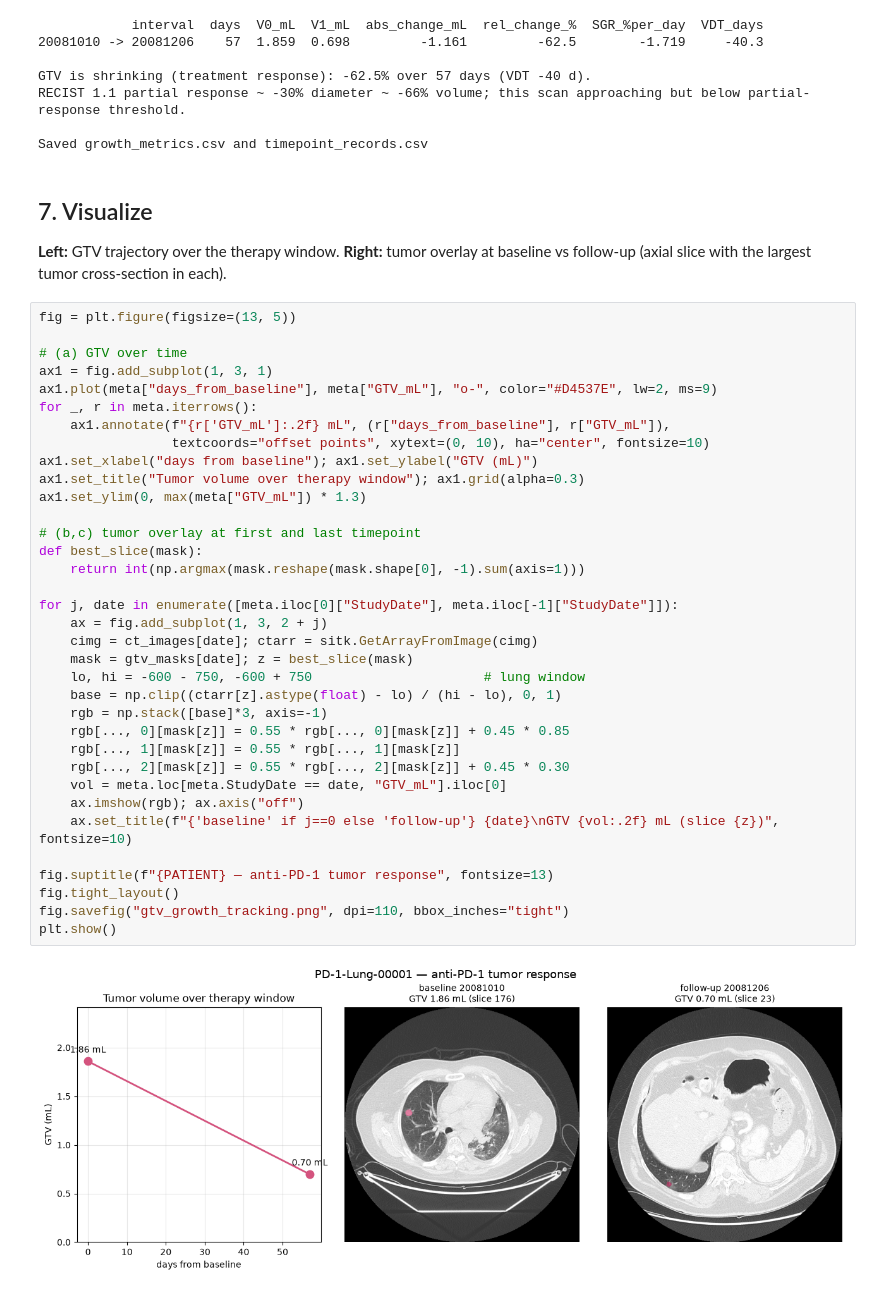
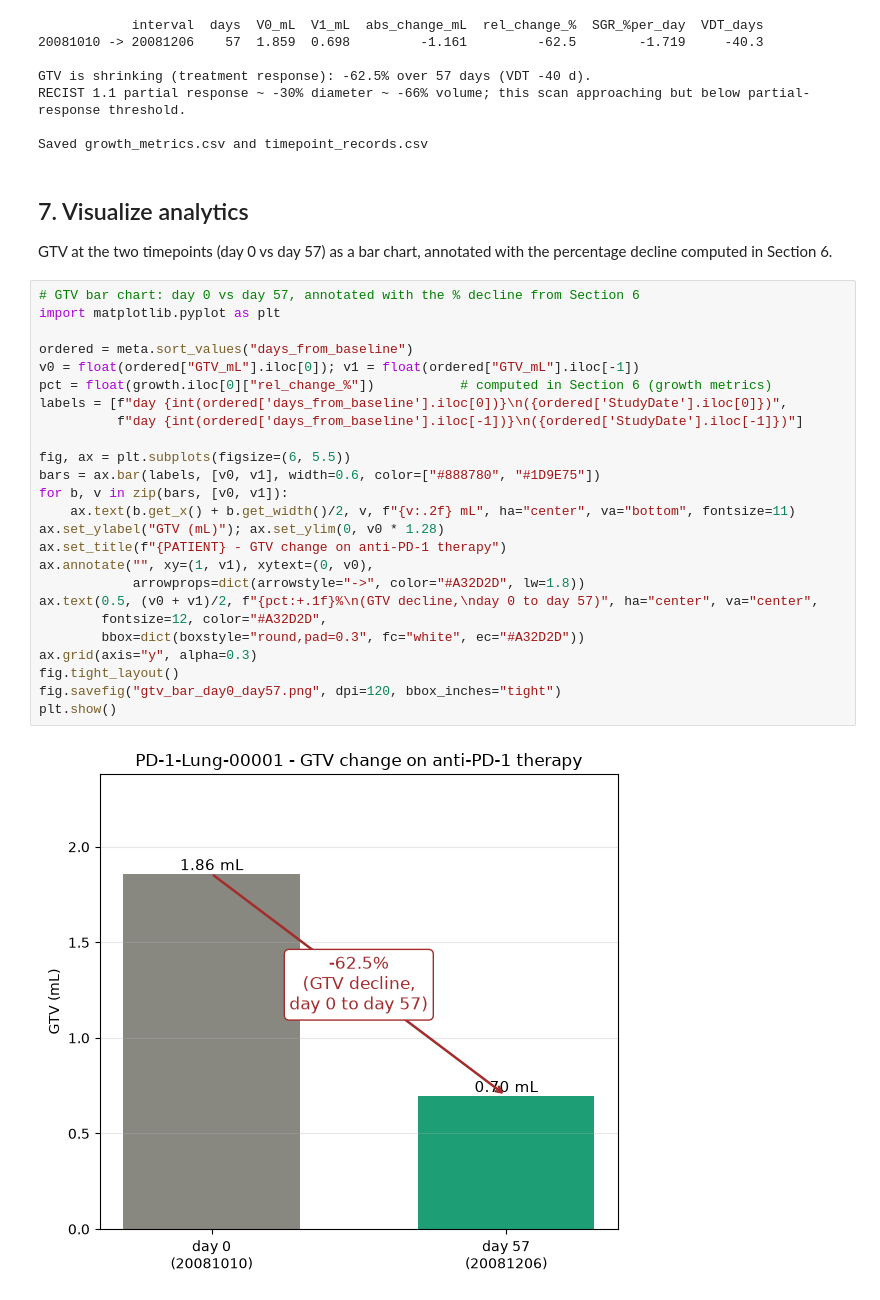
Before and after one commit to jinmokoo1994/ImageAnalysis_pubData, a Jupyter notebook: therapyNgrowthtracking/tumor_growth_tracking.ipynb, the cells around one changed output. Cells and saved outputs as stored; diff of their text form.

```diff
--- a/therapyNgrowthtracking/tumor_growth_tracking.ipynb
+++ b/therapyNgrowthtracking/tumor_growth_tracking.ipynb
@@ -248,45 +500,35 @@ RECIST 1.1 partial response ~ -30% diameter ~ -66% volume; this scan approaching
 
 Saved growth_metrics.csv and timepoint_records.csv
 # %% [markdown]
-## 7. Visualize
+## 7. Visualize analytics
 
-**Left:** GTV trajectory over the therapy window. **Right:** tumor overlay at baseline vs follow-up
-(axial slice with the largest tumor cross-section in each).
+GTV at the two timepoints (day 0 vs day 57) as a bar chart, annotated with the percentage decline
+computed in Section 6.
 # %%
-fig = plt.figure(figsize=(13, 5))
+# GTV bar chart: day 0 vs day 57, annotated with the % decline from Section 6
+import matplotlib.pyplot as plt
 
-# (a) GTV over time
-ax1 = fig.add_subplot(1, 3, 1)
-ax1.plot(meta["days_from_baseline"], meta["GTV_mL"], "o-", color="#D4537E", lw=2, ms=9)
-for _, r in meta.iterrows():
-    ax1.annotate(f"{r['GTV_mL']:.2f} mL", (r["days_from_baseline"], r["GTV_mL"]),
-                 textcoords="offset points", xytext=(0, 10), ha="center", fontsize=10)
-ax1.set_xlabel("days from baseline"); ax1.set_ylabel("GTV (mL)")
-ax1.set_title("Tumor volume over therapy window"); ax1.grid(alpha=0.3)
-ax1.set_ylim(0, max(meta["GTV_mL"]) * 1.3)
+ordered = meta.sort_values("days_from_baseline")
+v0 = float(ordered["GTV_mL"].iloc[0]); v1 = float(ordered["GTV_mL"].iloc[-1])
+pct = float(growth.iloc[0]["rel_change_%"])           # computed in Section 6 (growth metrics)
+labels = [f"day {int(ordered['days_from_baseline'].iloc[0])}\n({ordered['StudyDate'].iloc[0]})",
+          f"day {int(ordered['days_from_baseline'].iloc[-1])}\n({ordered['StudyDate'].iloc[-1]})"]
 
-# (b,c) tumor overlay at first and last timepoint
-def best_slice(mask):
-    return int(np.argmax(mask.reshape(mask.shape[0], -1).sum(axis=1)))
-
-for j, date in enumerate([meta.iloc[0]["StudyDate"], meta.iloc[-1]["StudyDate"]]):
-    ax = fig.add_subplot(1, 3, 2 + j)
-    cimg = ct_images[date]; ctarr = sitk.GetArrayFromImage(cimg)
-    mask = gtv_masks[date]; z = best_slice(mask)
-    lo, hi = -600 - 750, -600 + 750                      # lung window
-    base = np.clip((ctarr[z].astype(float) - lo) / (hi - lo), 0, 1)
-    rgb = np.stack([base]*3, axis=-1)
-    rgb[..., 0][mask[z]] = 0.55 * rgb[..., 0][mask[z]] + 0.45 * 0.85
-    rgb[..., 1][mask[z]] = 0.55 * rgb[..., 1][mask[z]]
-    rgb[..., 2][mask[z]] = 0.55 * rgb[..., 2][mask[z]] + 0.45 * 0.30
-    vol = meta.loc[meta.StudyDate == date, "GTV_mL"].iloc[0]
-    ax.imshow(rgb); ax.axis("off")
-    ax.set_title(f"{'baseline' if j==0 else 'follow-up'} {date}\nGTV {vol:.2f} mL (slice {z})", fontsize=10)
-
-fig.suptitle(f"{PATIENT} — anti-PD-1 tumor response", fontsize=13)
+fig, ax = plt.subplots(figsize=(6, 5.5))
+bars = ax.bar(labels, [v0, v1], width=0.6, color=["#888780", "#1D9E75"])
+for b, v in zip(bars, [v0, v1]):
+    ax.text(b.get_x() + b.get_width()/2, v, f"{v:.2f} mL", ha="center", va="bottom", fontsize=11)
+ax.set_ylabel("GTV (mL)"); ax.set_ylim(0, v0 * 1.28)
+ax.set_title(f"{PATIENT} - GTV change on anti-PD-1 therapy")
+ax.annotate("", xy=(1, v1), xytext=(0, v0),
+            arrowprops=dict(arrowstyle="->", color="#A32D2D", lw=1.8))
+ax.text(0.5, (v0 + v1)/2, f"{pct:+.1f}%\n(GTV decline,\nday 0 to day 57)", ha="center", va="center",
+        fontsize=12, color="#A32D2D",
+        bbox=dict(boxstyle="round,pad=0.3", fc="white", ec="#A32D2D"))
+ax.grid(axis="y", alpha=0.3)
 fig.tight_layout()
-fig.savefig("gtv_growth_tracking.png", dpi=110, bbox_inches="tight")
+fig.savefig("gtv_bar_day0_day57.png", dpi=120, bbox_inches="tight")
 plt.show()
 # %% [output]
-[figure, old version]
+[figure, new version]
 # %% [markdown]
```
Also changed, not shown: parts of 14 cells of this notebook, 3 other files.
